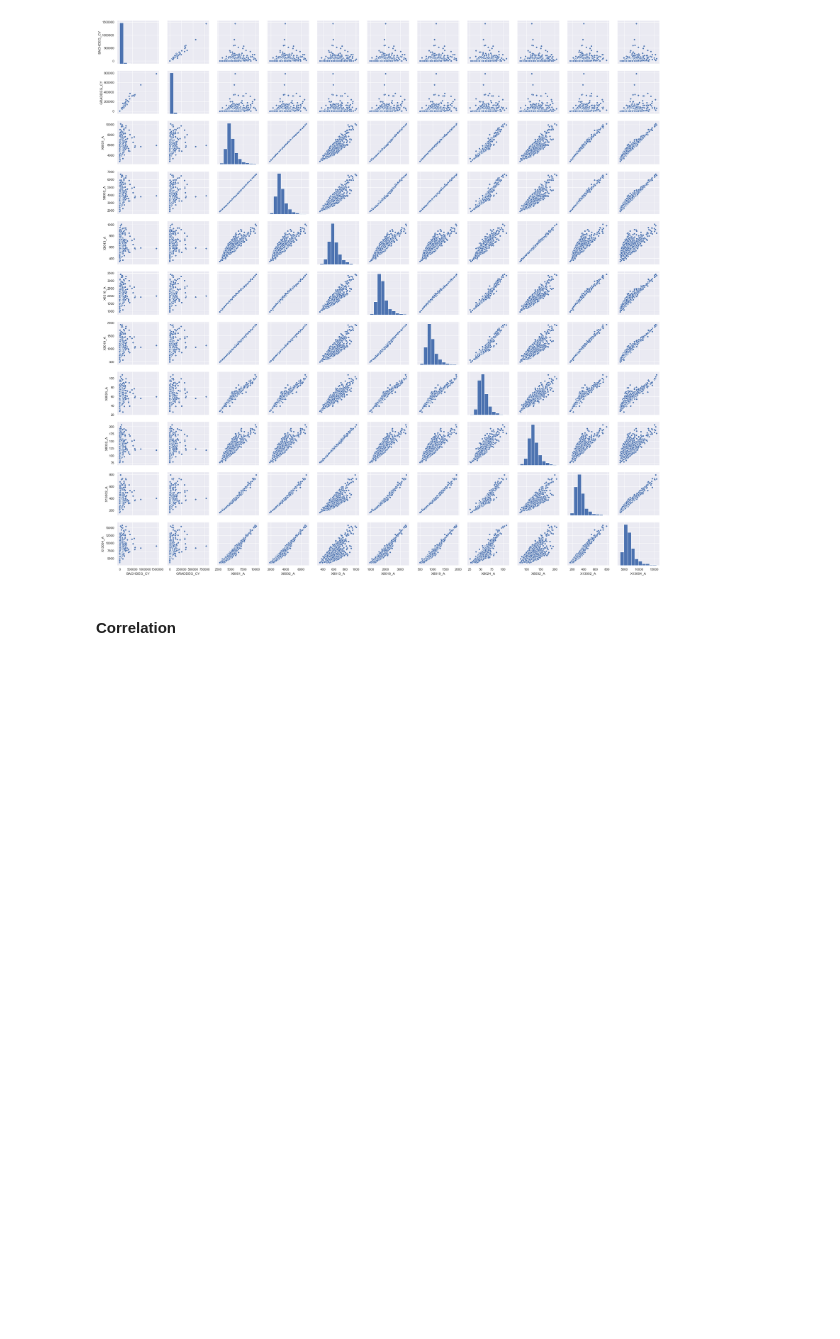
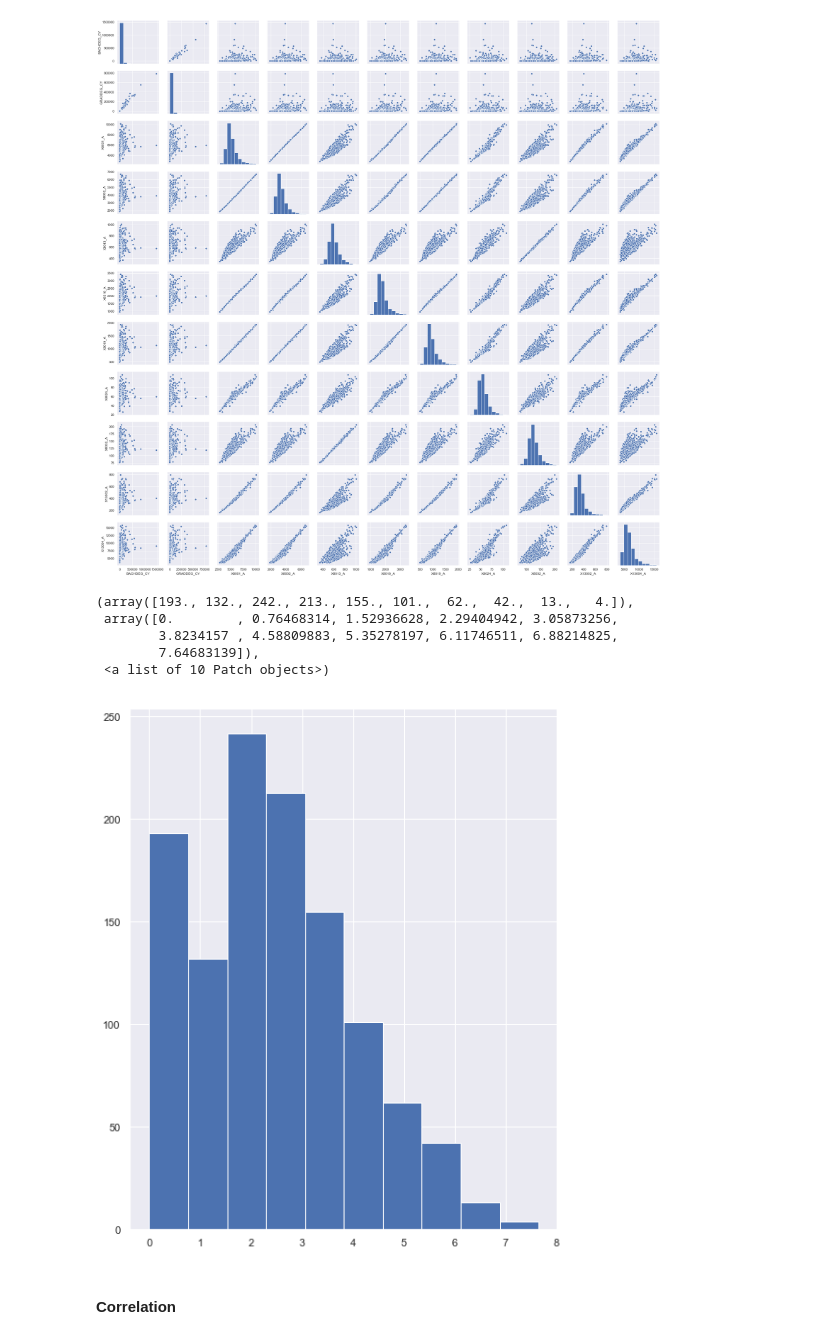
Before and after one commit to mohi9282/arcgis-python-api, a Jupyter notebook: samples/04_gis_analysts_data_scientists/provider_shortage_part4.ipynb, the cells around one changed output. Drawn from its saved outputs; the diff is of its cells as text; code cells hidden in the pictures; blank space fills up the shorter version.

```diff
--- a/samples/04_gis_analysts_data_scientists/provider_shortage_part4.ipynb
+++ b/samples/04_gis_analysts_data_scientists/provider_shortage_part4.ipynb
@@ -486,6 +497,15 @@ sns.pairplot(test_newcounty_df.iloc[:,19:])
 # %% [output]
 <seaborn.axisgrid.PairGrid at 0x...>
 [figure]
+# %%
+plt.hist(np.log(test_newcounty_df.iloc[:,2]), bins=10)
+# %% [output]
+(array([193., 132., 242., 213., 155., 101.,  62.,  42.,  13.,   4.]),
+ array([0.        , 0.76468314, 1.52936628, 2.29404942, 3.05873256,
+        3.8234157 , 4.58809883, 5.35278197, 6.11746511, 6.88214825,
+        7.64683139]),
+ <a list of 10 Patch objects>)
+[figure, added]
 # %% [markdown]
 #### Correlation
 # %%
```
Also changed, not shown: parts of 51 cells of this notebook.
